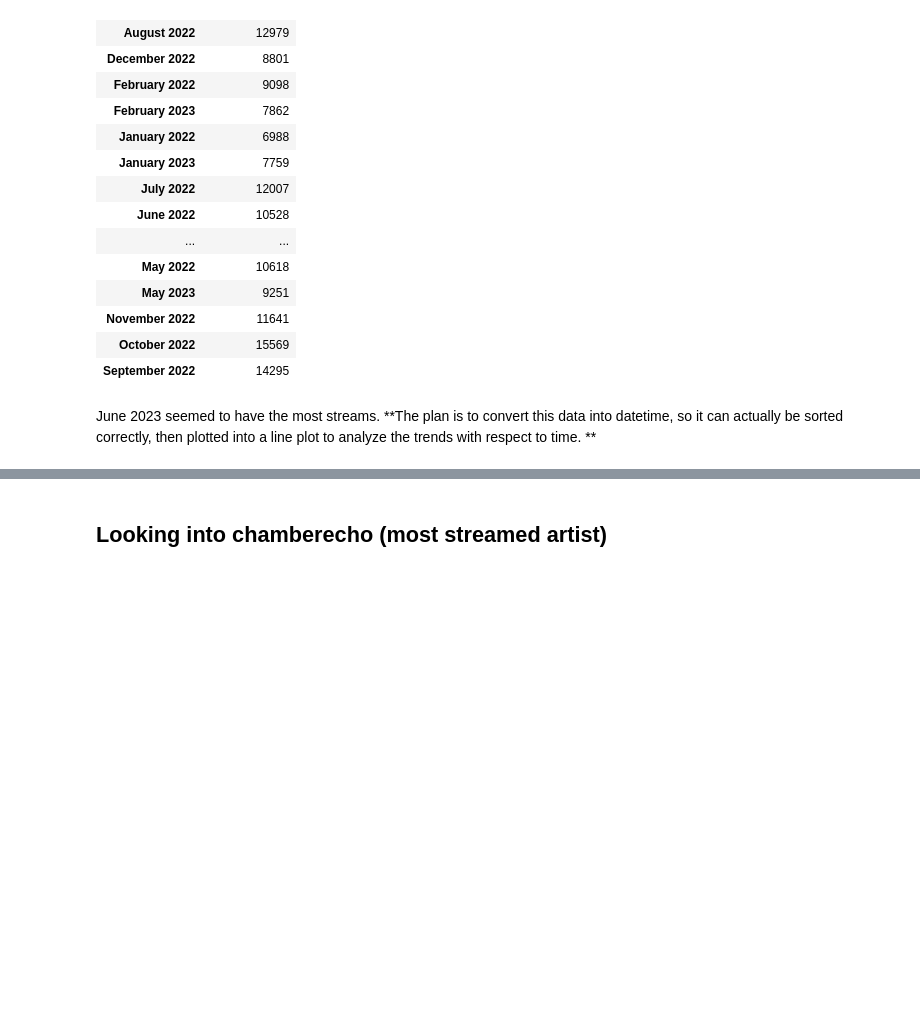
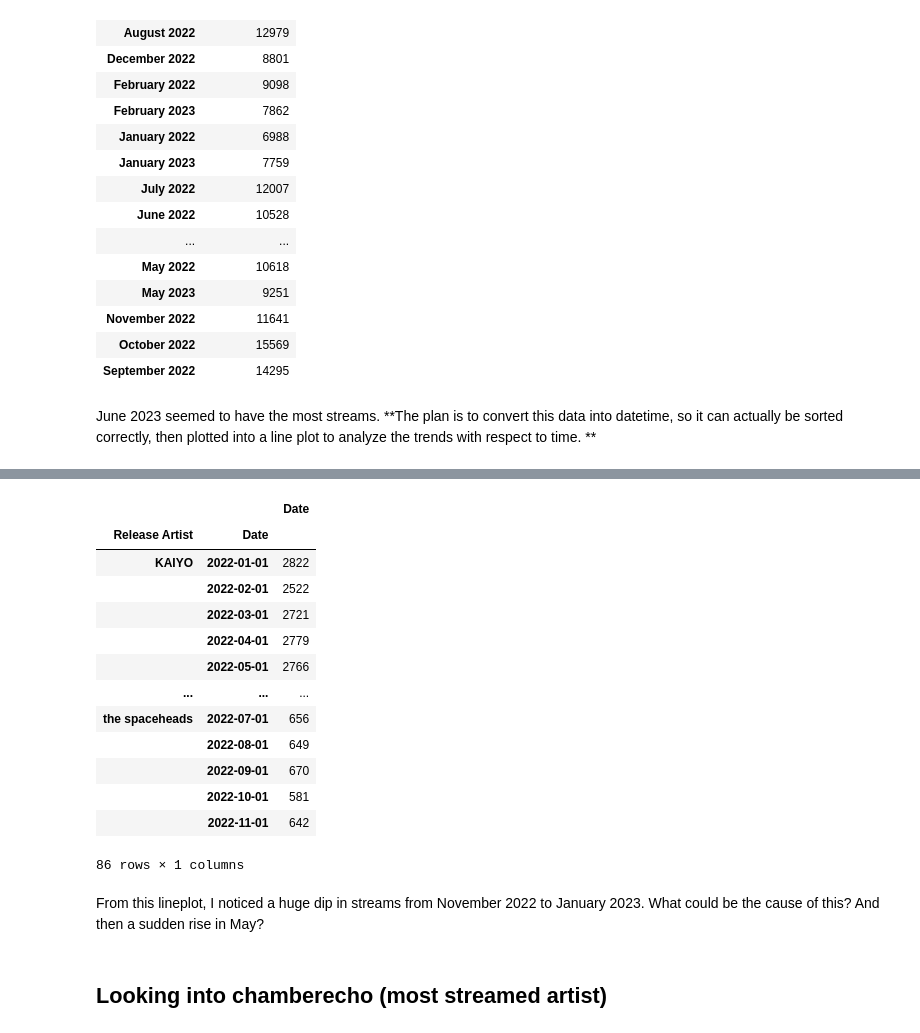
Before and after one commit to kloeyap/ybell-data-analysis, a Jupyter notebook: analysis/gen-analysis.ipynb, the cells around one changed output, grey strips where cells are left out. Saved outputs shown, nothing was run; the diff lists cells and outputs as text; code cells hidden in the pictures; blank space fills up the shorter version.

```diff
--- a/analysis/gen-analysis.ipynb
+++ b/analysis/gen-analysis.ipynb
@@ -139,3 +156,23 @@ June 2023 seemed to have the most streams. **The plan is to convert this data in
+# %%
+s = sort_time.groupby(['Release Artist', 'Date'])[['Date']].count()
+s
+# %% [output]
+|  |  | Date |
+| Release Artist | Date |  |
+| KAIYO | 2022-01-01 | 2822 |
+|  | 2022-02-01 | 2522 |
+|  | 2022-03-01 | 2721 |
+|  | 2022-04-01 | 2779 |
+|  | 2022-05-01 | 2766 |
+| ... | ... | ... |
+| the spaceheads | 2022-07-01 | 656 |
+|  | 2022-08-01 | 649 |
+|  | 2022-09-01 | 670 |
+|  | 2022-10-01 | 581 |
+|  | 2022-11-01 | 642 |
+86 rows × 1 columns
+# %% [markdown]
+From this lineplot, I noticed a huge dip in streams from November 2022 to January 2023. What could be the cause of this? And then a sudden rise in May?
 # %% [markdown]
 ## Looking into chamberecho (most streamed artist)
 # %%
```
Also changed, not shown: parts of 8 cells of this notebook.
